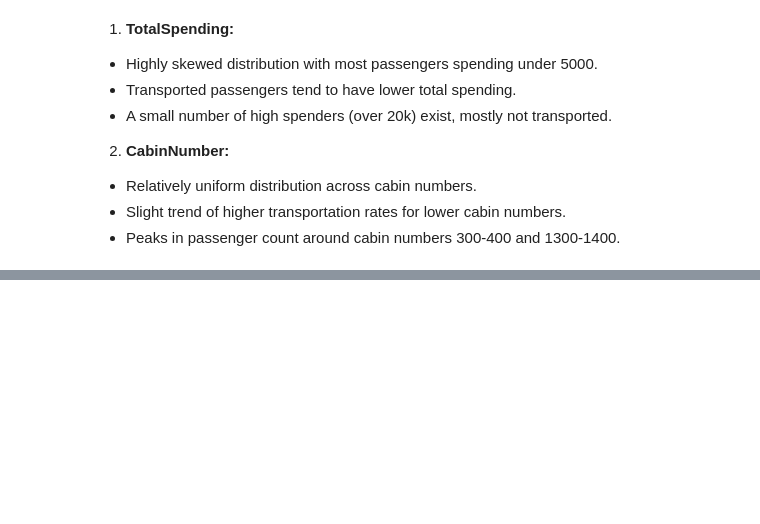
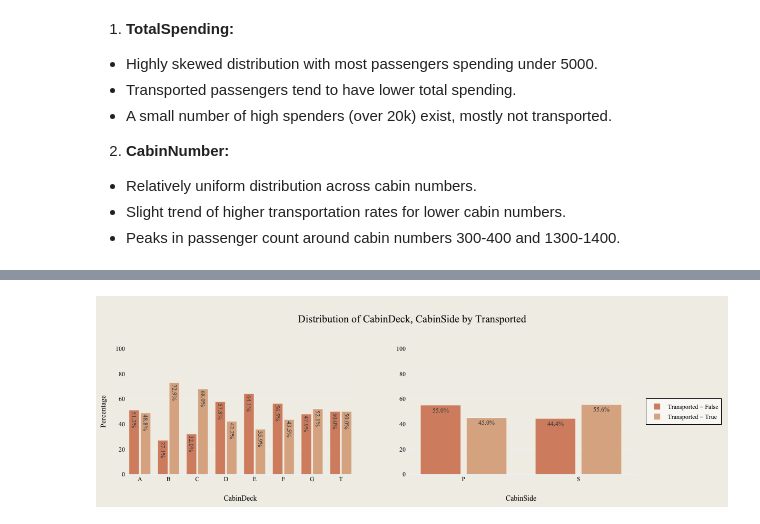
Before and after one commit to vytautas-bunevicius/kaggle-spaceship-titanic, a Jupyter notebook: notebooks/spaceship_titanic_analysis.ipynb, the cells around one changed output, grey strips where cells are left out. Cells and saved outputs as stored; diff of their text form; code cells hidden in the pictures; blank space fills up the shorter version.

```diff
--- a/notebooks/spaceship_titanic_analysis.ipynb
+++ b/notebooks/spaceship_titanic_analysis.ipynb
@@ -638,3 +662,7 @@ plot_categorical_features_by_target(
     "Transported",
     save_path="../images/categorical_features_two_engineered.png",
 )
+# %%
+Image(filename="../images/categorical_features_two_engineered.png")
+# %% [output]
+[figure, added]
```
Also changed, not shown: parts of 4 cells of this notebook.
